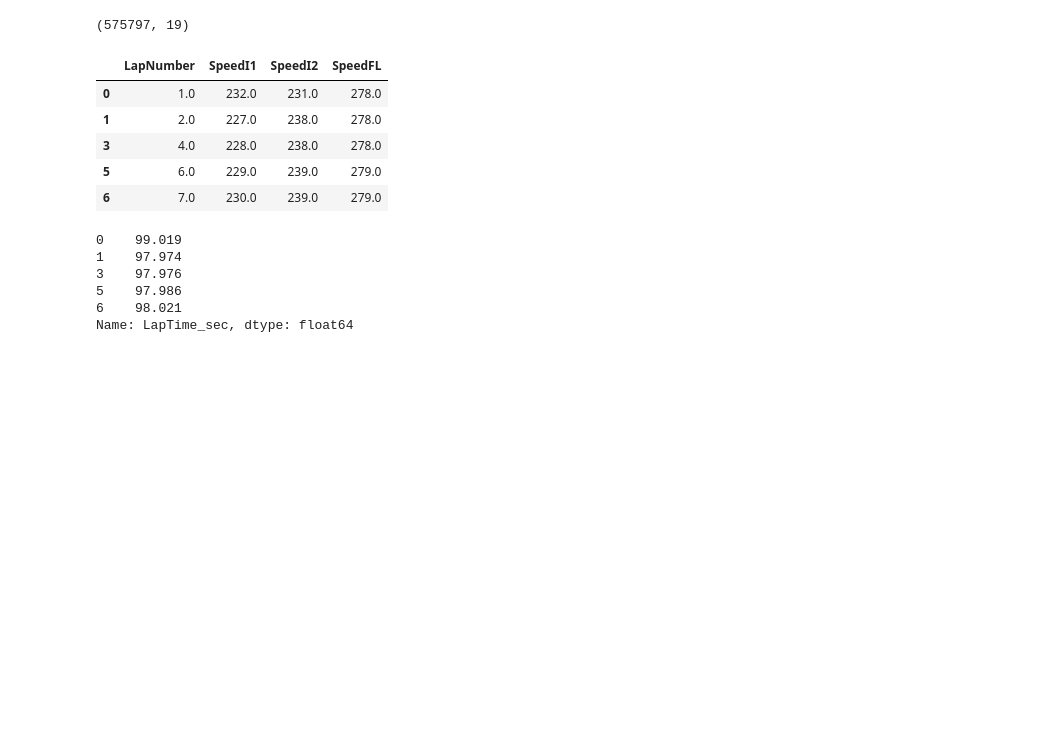
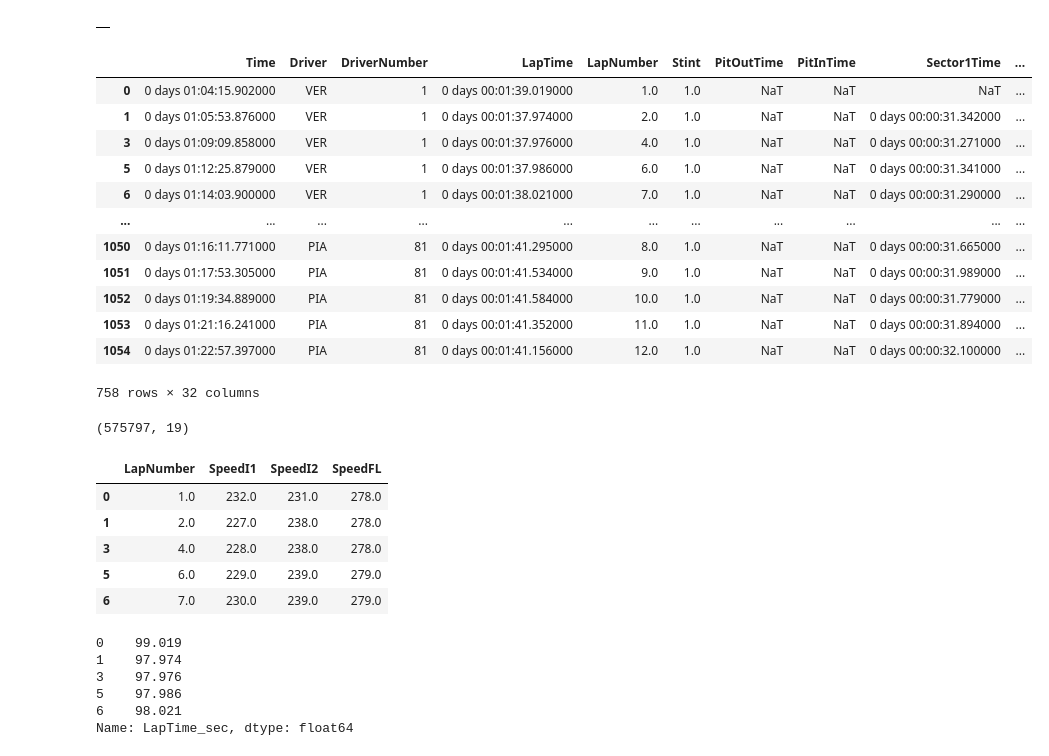
Before and after one commit to Whal0/F1_dataExploration, a Jupyter notebook: telemetry/analysis_fastf1.ipynb, the cells around one changed output. Saved outputs shown, nothing was run; the diff lists cells and outputs as text; code cells hidden in the pictures; blank space fills up the shorter version.

```diff
--- a/telemetry/analysis_fastf1.ipynb
+++ b/telemetry/analysis_fastf1.ipynb
@@ -16,18 +16,18 @@ from telemetry_data_preprocessing import telemetry_computations
 ##fastf1.logger.set_log_level('ERROR')
 fastf1.Cache.enable_cache('cache')
 # %%
-def load_data():
-    global global_df
-    fastf1.Cache.enable_cache('cache')
-    session = fastf1.get_session(2023, 'Bahrain', 'R')
-    session.load(telemetry=True)
-    laps = session.laps
-    df = pd.DataFrame(laps)
-    global_df = df.copy()
-    df = df.dropna(subset=['LapTime', 'LapNumber', 'SpeedI1', 'SpeedI2', 'SpeedFL'])
-    df['LapTime_sec'] = df['LapTime'].dt.total_seconds()
-    X = df[['LapNumber', 'SpeedI1', 'SpeedI2', 'SpeedFL']]
-    y = df['LapTime_sec']
-    return X, y
+# def load_data():
+#     global global_df
+#     fastf1.Cache.enable_cache('cache')
+#     session = fastf1.get_session(2023, 'Bahrain', 'R')
+#     session.load(telemetry=True)
+#     laps = session.laps
+#     df = pd.DataFrame(laps)
+#     global_df = df.copy()
+#     df = df.dropna(subset=['LapTime', 'LapNumber', 'SpeedI1', 'SpeedI2', 'SpeedFL'])
+#     df['LapTime_sec'] = df['LapTime'].dt.total_seconds()
+#     X = df[['LapNumber', 'SpeedI1', 'SpeedI2', 'SpeedFL']]
+#     y = df['LapTime_sec']
+#     return X, y
 
-x, y = load_data()
+# x, y = load_data()
@@ -52,6 +70,7 @@ def load_data():
     telemetry_data = []
     for _, lap in df.iterrows():
         tel = lap.get_telemetry()
+        tel['DriverNumber'] = lap['DriverNumber']
         tel['LapNumber'] = lap['LapNumber']
         telemetry_data.append(tel)
 
@@ -61,9 +80,9 @@ def load_data():
     X = df[['LapNumber', 'SpeedI1', 'SpeedI2', 'SpeedFL']]
     y = df['LapTime_sec']
 
-    return telemetry_df, X, y
+    return telemetry_df, X, y, df
 
-telemetry, X, y = load_data()
+telemetry, X, y, baseline_df = load_data()
 
 telemetry.head(5)
 # %% [output]
@@ -73,6 +106,26 @@ telemetry.head(5)
 | 2 | 2023-03-05 15:03:38.686 | 0 days 01:02:36.837000 |  | 0.155556 | 0 days 00:00:00.185000 | 9993.499884 | 0.000000 | 1 | 16.0 | ... |
 | 3 | 2023-03-05 15:03:38.811 | 0 days 01:02:36.962000 |  | 0.155556 | 0 days 00:00:00.310000 | 9766.000000 | 0.000000 | 1 | 16.0 | ... |
 | 4 | 2023-03-05 15:03:38.946 | 0 days 01:02:37.097000 |  | 0.155556 | 0 days 00:00:00.445000 | 8956.001152 | 0.964284 | 1 | 16.0 | ... |
+# %%
+telemetry
+# %% [output]
+|  |
+# %%
+baseline_df
+# %% [output]
+|  | Time | Driver | DriverNumber | LapTime | LapNumber | Stint | PitOutTime | PitInTime | Sector1Time | ... |
+| 0 | 0 days 01:04:15.902000 | VER | 1 | 0 days 00:01:39.019000 | 1.0 | 1.0 | NaT | NaT | NaT | ... |
+| 1 | 0 days 01:05:53.876000 | VER | 1 | 0 days 00:01:37.974000 | 2.0 | 1.0 | NaT | NaT | 0 days 00:00:31.342000 | ... |
+| 3 | 0 days 01:09:09.858000 | VER | 1 | 0 days 00:01:37.976000 | 4.0 | 1.0 | NaT | NaT | 0 days 00:00:31.271000 | ... |
+| 5 | 0 days 01:12:25.879000 | VER | 1 | 0 days 00:01:37.986000 | 6.0 | 1.0 | NaT | NaT | 0 days 00:00:31.341000 | ... |
+| 6 | 0 days 01:14:03.900000 | VER | 1 | 0 days 00:01:38.021000 | 7.0 | 1.0 | NaT | NaT | 0 days 00:00:31.290000 | ... |
+| ... | ... | ... | ... | ... | ... | ... | ... | ... | ... | ... |
+| 1050 | 0 days 01:16:11.771000 | PIA | 81 | 0 days 00:01:41.295000 | 8.0 | 1.0 | NaT | NaT | 0 days 00:00:31.665000 | ... |
+| 1051 | 0 days 01:17:53.305000 | PIA | 81 | 0 days 00:01:41.534000 | 9.0 | 1.0 | NaT | NaT | 0 days 00:00:31.989000 | ... |
+| 1052 | 0 days 01:19:34.889000 | PIA | 81 | 0 days 00:01:41.584000 | 10.0 | 1.0 | NaT | NaT | 0 days 00:00:31.779000 | ... |
+| 1053 | 0 days 01:21:16.241000 | PIA | 81 | 0 days 00:01:41.352000 | 11.0 | 1.0 | NaT | NaT | 0 days 00:00:31.894000 | ... |
+| 1054 | 0 days 01:22:57.397000 | PIA | 81 | 0 days 00:01:41.156000 | 12.0 | 1.0 | NaT | NaT | 0 days 00:00:32.100000 | ... |
+758 rows × 32 columns
 # %%
 telemetry.shape
 # %% [output]
```
Also changed, not shown: parts of 2 cells of this notebook.
